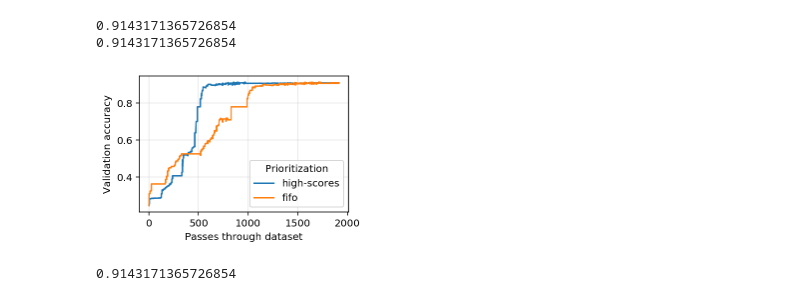
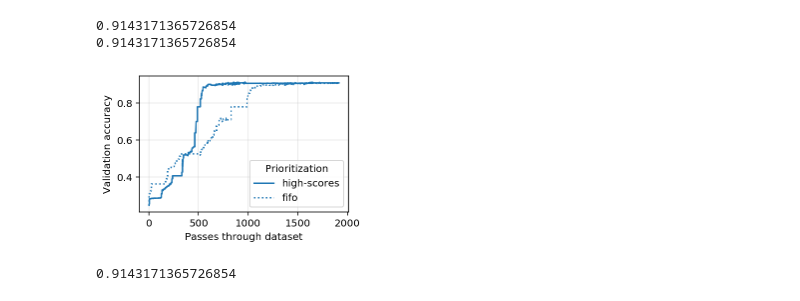
Before and after one commit to stsievert/dask-hyperband-comparison, a Jupyter notebook: synthetic/Prioritize-models-by-score-viz.ipynb, the cells around one changed output. Drawn from its saved outputs; the diff is of its cells as text; code cells hidden in the pictures.

```diff
--- a/synthetic/Prioritize-models-by-score-viz.ipynb
+++ b/synthetic/Prioritize-models-by-score-viz.ipynb
@@ -95,29 +95,30 @@ df["epochs"] = df["cumulative_partial_fit_calls"] / 3
 # %%
 import numpy as np
 import pandas as pd
 import matplotlib.pyplot as plt
 
 w = 2.5
 fig, ax = plt.subplots(figsize=(1.5 * w, w))
 
+styles = {"fifo": ":", "high-scores": "-"}
 for sampling in df.sampling.unique():
     show = df[df.sampling == sampling]
     if sampling == "none":
         sampling = "fifo"
-    show.plot(x="epochs", y="best_score", ax=ax, label=sampling)
+    show.plot(x="epochs", y="best_score", color="C0", style=styles[sampling], ax=ax, label=sampling)
     print(show.best_score.max())
 
 # ax.set_ylim(0.5, None)
 ax.legend(loc="lower right", title="Prioritization")
 ax.grid(linestyle="-", alpha=0.3)
 ax.set_ylabel("Validation accuracy")
 
 ax.set_xlabel("Passes through dataset")
 plt.savefig("figs/synthetic-priority.pdf", bbox_inches="tight")
 # %% [output]
 0.9143171365726854
 0.9143171365726854
-[figure, old version]
+[figure, new version]
 # %%
 df[df.sampling == "none"].best_score.max()
 # %% [output]
```
Also changed, not shown: 3 other files.
